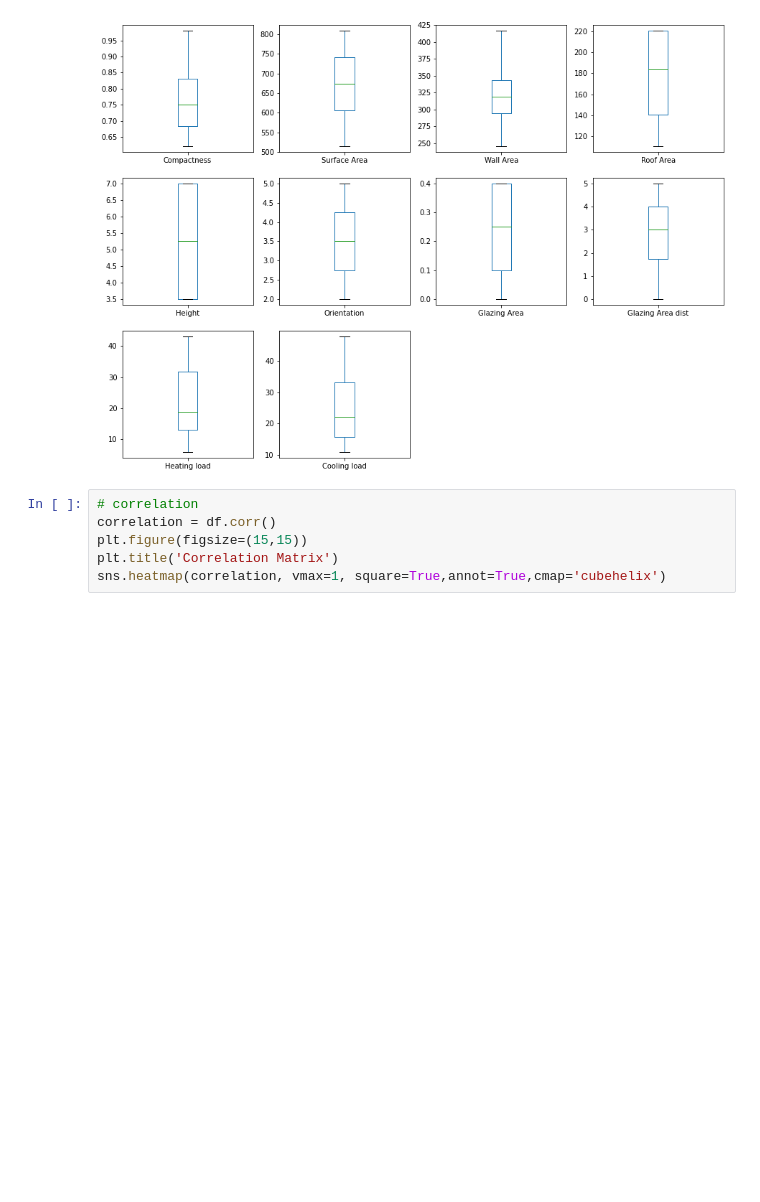
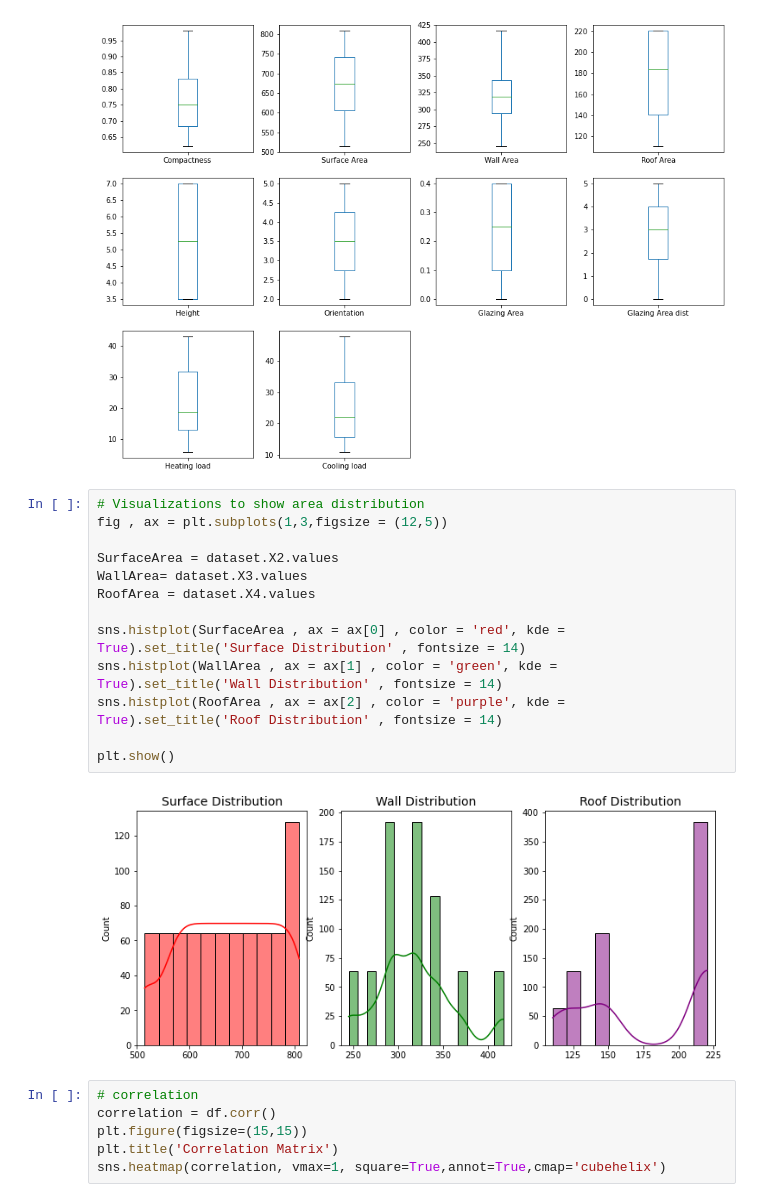
Before and after one commit to pythonandmore/EnergyEfficiency, a Jupyter notebook: DS2_Energy Efficiency_Final1.ipynb, the cells around one changed output. Cells and saved outputs as stored; diff of their text form; blank space fills up the shorter version.

```diff
--- a/DS2_Energy Efficiency_Final1.ipynb
+++ b/DS2_Energy Efficiency_Final1.ipynb
@@ -160,6 +156,21 @@ df.plot(kind='box', subplots=True, layout=(4,4), sharex=False, sharey=False, fig
 plt.show()
 # %% [output]
 [figure]
+# %%
+# Visualizations to show area distribution
+fig , ax = plt.subplots(1,3,figsize = (12,5))
+
+SurfaceArea = dataset.X2.values
+WallArea= dataset.X3.values
+RoofArea = dataset.X4.values
+
+sns.histplot(SurfaceArea , ax = ax[0] , color = 'red', kde = True).set_title('Surface Distribution' , fontsize = 14)
+sns.histplot(WallArea , ax = ax[1] , color = 'green', kde = True).set_title('Wall Distribution' , fontsize = 14)
+sns.histplot(RoofArea , ax = ax[2] , color = 'purple', kde = True).set_title('Roof Distribution' , fontsize = 14)
+
+plt.show()
+# %% [output]
+[figure, added]
 # %%
 # correlation
 correlation = df.corr()
```
Also changed, not shown: parts of 6 cells of this notebook.
